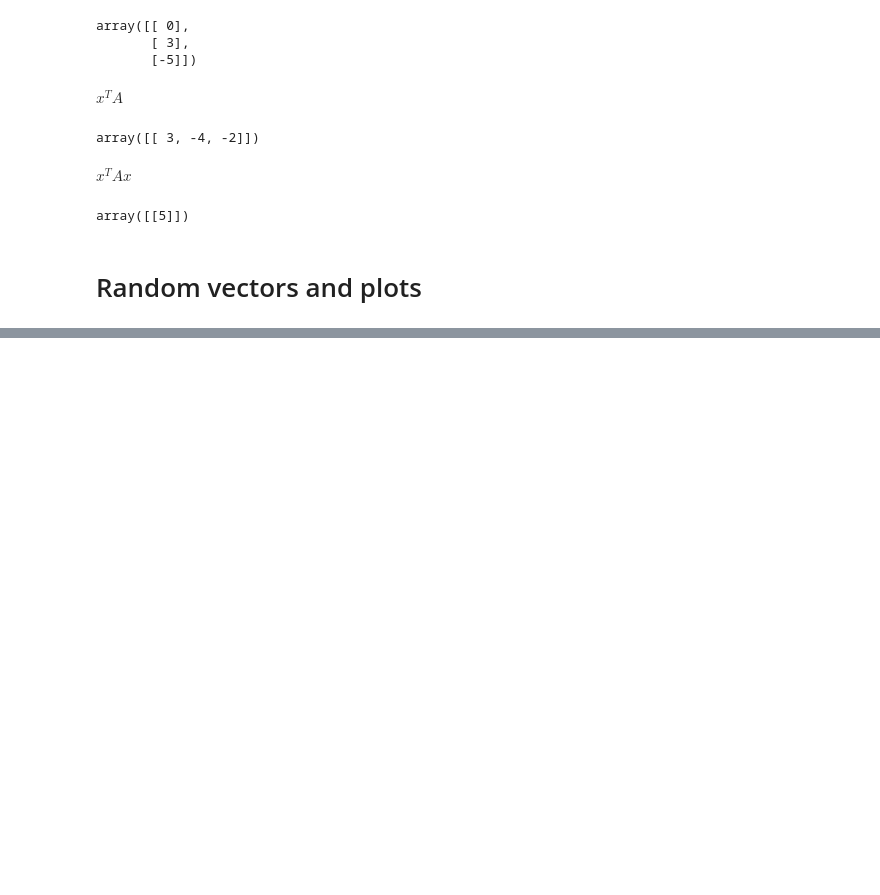
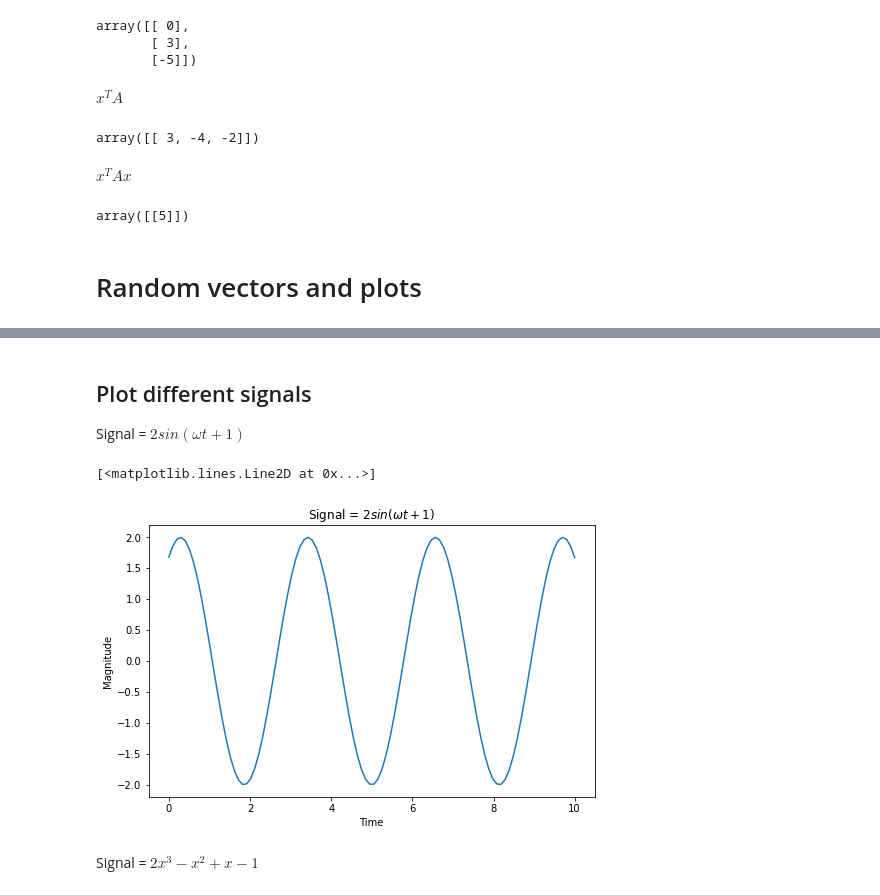
Before and after one commit to Kenn3Th/DATS2300, a Jupyter notebook: Math review and python.ipynb, the cells around one changed output, grey strips where cells are left out. Drawn from its saved outputs; the diff is of its cells as text; code cells hidden in the pictures; blank space fills up the shorter version.

```diff
--- a/Math review and python.ipynb
+++ b/Math review and python.ipynb
@@ -254,0 +280,31 @@ Text(0.5, 0.98, 'Alle plott i et vindu')
+# %% [markdown]
+## Plot different signals
+
+Signal = $2sin(\omega t + 1)$
+# %%
+def signal(omega, time):
+    return 2*np.sin(omega*time+1)
+# %%
+omega = 2
+dt = 100
+time = np.linspace(0,10,dt)
+y = signal(omega,time)
+
+#Sets figure size
+width = 8
+height = 5
+plt.rcParams['figure.figsize'] = [width, height]
+# %%
+fig = plt.figure()
+
+#Configure plot
+ax = fig.add_subplot(1,1,1)
+ax.set_xlabel("Time")
+ax.set_ylabel("Magnitude")
+ax.set_title("Signal = $2sin(\omega t+1)$")
+ax.plot(time,y)
+# %% [output]
+[<matplotlib.lines.Line2D at 0x...>]
+[figure, added]
+# %% [markdown]
+Signal = $2x^3-x^2+x-1$
```
Also changed, not shown: parts of 24 cells of this notebook.
